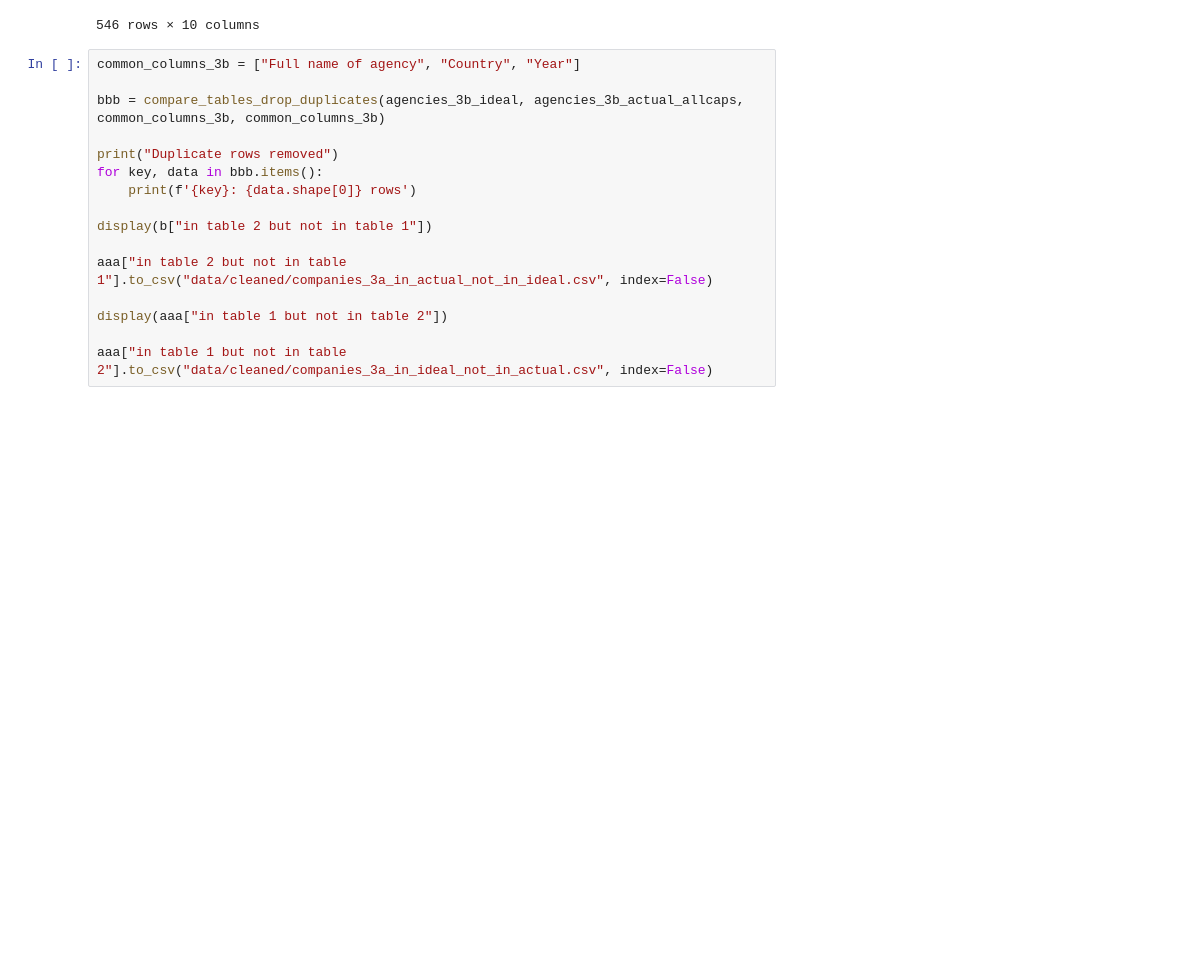
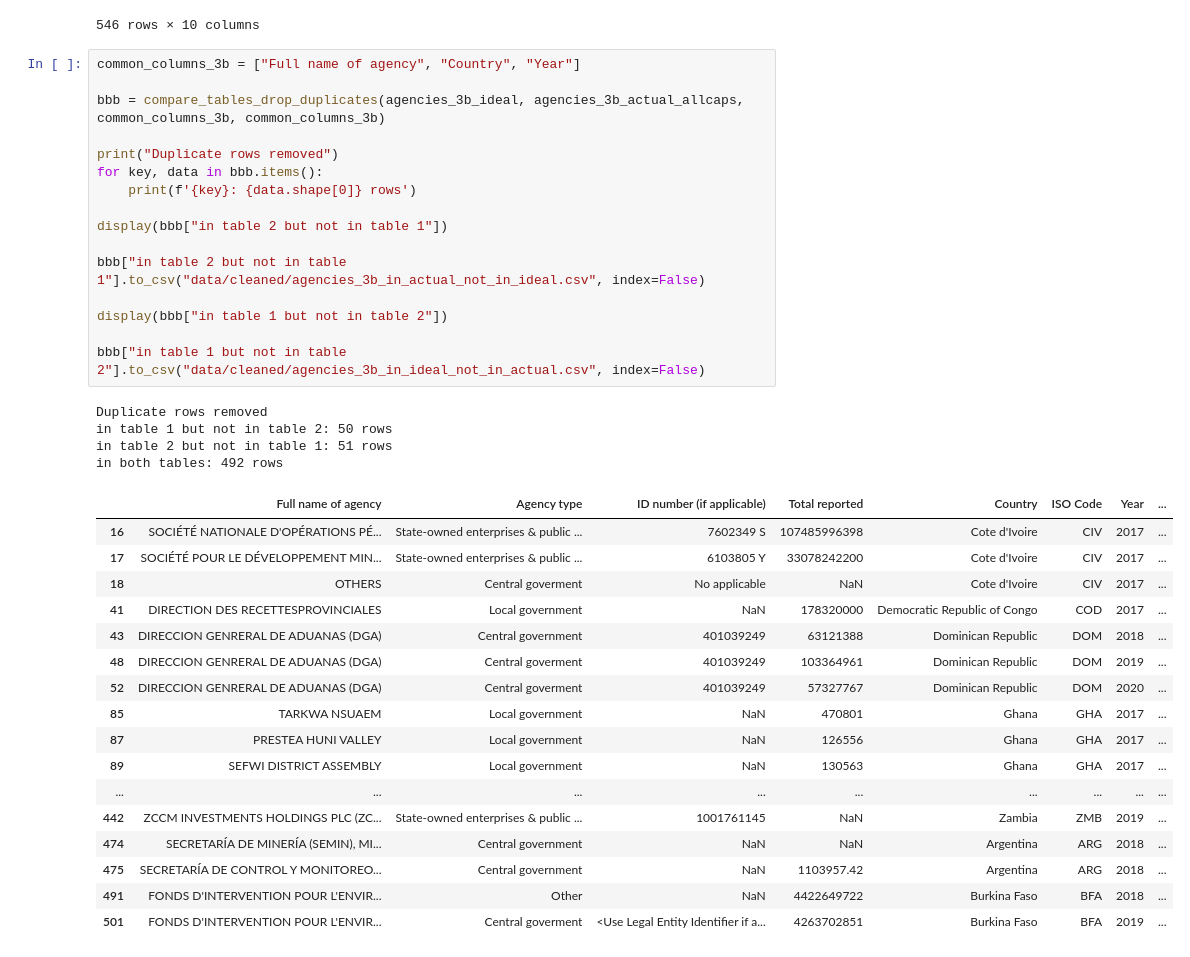
Before and after one commit to civicliteracies/EITI_SDT_data_verification_and_validation, a Jupyter notebook: 05 - Ideal lists.ipynb, the cells around one changed output. Saved outputs shown, nothing was run; the diff lists cells and outputs as text; blank space fills up the shorter version.

```diff
--- a/05 - Ideal lists.ipynb
+++ b/05 - Ideal lists.ipynb
@@ -352,16 +352,38 @@ agencies_final_merged.to_csv("data/cleaned/agencies_3b_merge_per_report.csv", in
 # %%
 common_columns_3b = ["Full name of agency", "Country", "Year"]
 
 bbb = compare_tables_drop_duplicates(agencies_3b_ideal, agencies_3b_actual_allcaps, common_columns_3b, common_columns_3b)
 
 print("Duplicate rows removed")
 for key, data in bbb.items():
     print(f'{key}: {data.shape[0]} rows')
 
-display(b["in table 2 but not in table 1"])
+display(bbb["in table 2 but not in table 1"])
 
-aaa["in table 2 but not in table 1"].to_csv("data/cleaned/companies_3a_in_actual_not_in_ideal.csv", index=False)
+bbb["in table 2 but not in table 1"].to_csv("data/cleaned/agencies_3b_in_actual_not_in_ideal.csv", index=False)
 
-display(aaa["in table 1 but not in table 2"])
+display(bbb["in table 1 but not in table 2"])
 
-aaa["in table 1 but not in table 2"].to_csv("data/cleaned/companies_3a_in_ideal_not_in_actual.csv", index=False)
+bbb["in table 1 but not in table 2"].to_csv("data/cleaned/agencies_3b_in_ideal_not_in_actual.csv", index=False)
+# %% [output]
+Duplicate rows removed
+in table 1 but not in table 2: 50 rows
+in table 2 but not in table 1: 51 rows
+in both tables: 492 rows
+|  | Full name of agency | Agency type | ID number (if applicable) | Total reported | Country | ISO Code | Year | ... |
+| 16 | SOCIÉTÉ NATIONALE D'OPÉRATIONS PÉ... | State-owned enterprises & public ... | 7602349 S | 107485996398 | Cote d'Ivoire | CIV | 2017 | ... |
+| 17 | SOCIÉTÉ POUR LE DÉVELOPPEMENT MIN... | State-owned enterprises & public ... | 6103805 Y | 33078242200 | Cote d'Ivoire | CIV | 2017 | ... |
+| 18 | OTHERS | Central goverment | No applicable | NaN | Cote d'Ivoire | CIV | 2017 | ... |
+| 41 | DIRECTION DES RECETTESPROVINCIALES | Local government | NaN | 178320000 | Democratic Republic of Congo | COD | 2017 | ... |
+| 43 | DIRECCION GENRERAL DE ADUANAS (DGA) | Central government | 401039249 | 63121388 | Dominican Republic | DOM | 2018 | ... |
+| 48 | DIRECCION GENRERAL DE ADUANAS (DGA) | Central goverment | 401039249 | 103364961 | Dominican Republic | DOM | 2019 | ... |
+| 52 | DIRECCION GENRERAL DE ADUANAS (DGA) | Central goverment | 401039249 | 57327767 | Dominican Republic | DOM | 2020 | ... |
+| 85 | TARKWA NSUAEM | Local government | NaN | 470801 | Ghana | GHA | 2017 | ... |
+| 87 | PRESTEA HUNI VALLEY | Local government | NaN | 126556 | Ghana | GHA | 2017 | ... |
+| 89 | SEFWI DISTRICT ASSEMBLY | Local government | NaN | 130563 | Ghana | GHA | 2017 | ... |
+| ... | ... | ... | ... | ... | ... | ... | ... | ... |
+| 442 | ZCCM INVESTMENTS HOLDINGS PLC (ZC... | State-owned enterprises & public ... | 1001761145 | NaN | Zambia | ZMB | 2019 | ... |
+| 474 | SECRETARÍA DE MINERÍA (SEMIN), MI... | Central government | NaN | NaN | Argentina | ARG | 2018 | ... |
+| 475 | SECRETARÍA DE CONTROL Y MONITOREO... | Central government | NaN | 1103957.42 | Argentina | ARG | 2018 | ... |
+| 491 | FONDS D'INTERVENTION POUR L'ENVIR... | Other | NaN | 4422649722 | Burkina Faso | BFA | 2018 | ... |
+| 501 | FONDS D'INTERVENTION POUR L'ENVIR... | Central goverment | <Use Legal Entity Identifier if a... | 4263702851 | Burkina Faso | BFA | 2019 | ... |
```
Also changed, not shown: parts of 1 cell of this notebook.
